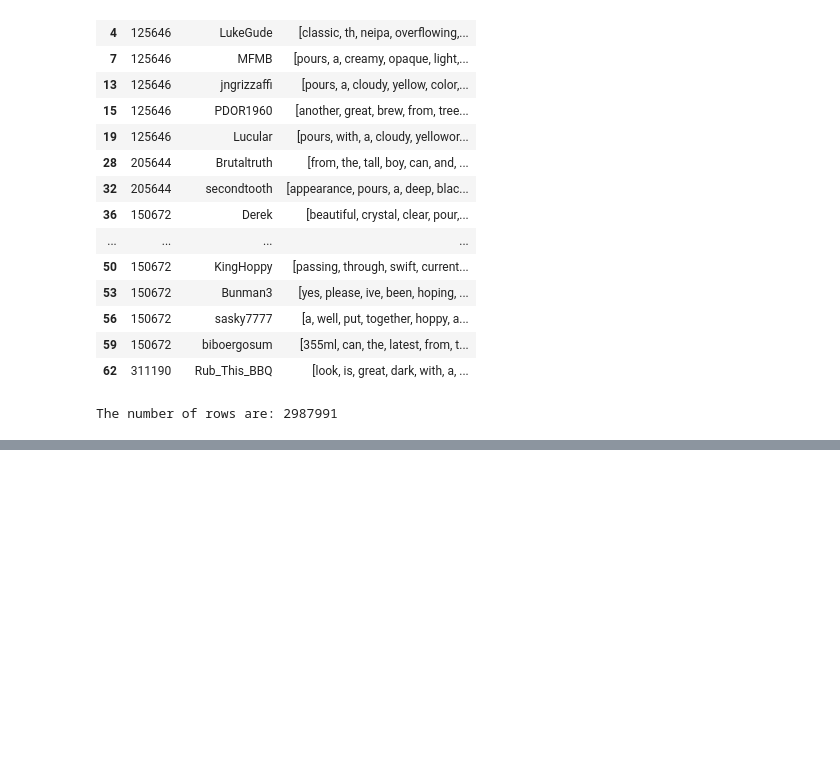
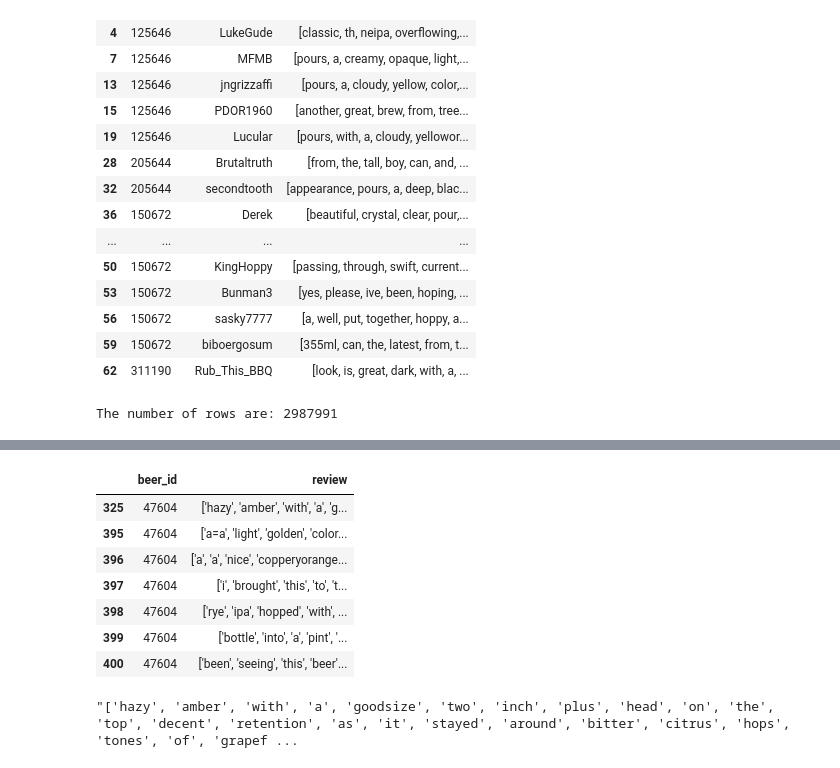
Before and after one commit to sheetalbongale/ALE-gorithm-II, a Jupyter notebook: notebooks/reviews_by_nlp.ipynb, the cells around one changed output, grey strips where cells are left out. Saved outputs shown, nothing was run; the diff lists cells and outputs as text; code cells hidden in the pictures; blank space fills up the shorter version.

```diff
--- a/notebooks/reviews_by_nlp.ipynb
+++ b/notebooks/reviews_by_nlp.ipynb
@@ -99,0 +122,15 @@ final_df.to_csv('../data/csv/cleaned_reviews.csv')
+# %%
+df.iloc[0:7]
+# %% [output]
+|  | beer_id | review |
+| 325 | 47604 | ['hazy', 'amber', 'with', 'a', 'g... |
+| 395 | 47604 | ['a=a', 'light', 'golden', 'color... |
+| 396 | 47604 | ['a', 'a', 'nice', 'copperyorange... |
+| 397 | 47604 | ['i', 'brought', 'this', 'to', 't... |
+| 398 | 47604 | ['rye', 'ipa', 'hopped', 'with', ... |
+| 399 | 47604 | ['bottle', 'into', 'a', 'pint', '... |
+| 400 | 47604 | ['been', 'seeing', 'this', 'beer'... |
+# %%
+df['review'].iloc[0]
+# %% [output]
+"['hazy', 'amber', 'with', 'a', 'goodsize', 'two', 'inch', 'plus', 'head', 'on', 'the', 'top', 'decent', 'retention', 'as', 'it', 'stayed', 'around', 'bitter', 'citrus', 'hops', 'tones', 'of', 'grapef ...
```
Also changed, not shown: parts of 9 cells of this notebook.
